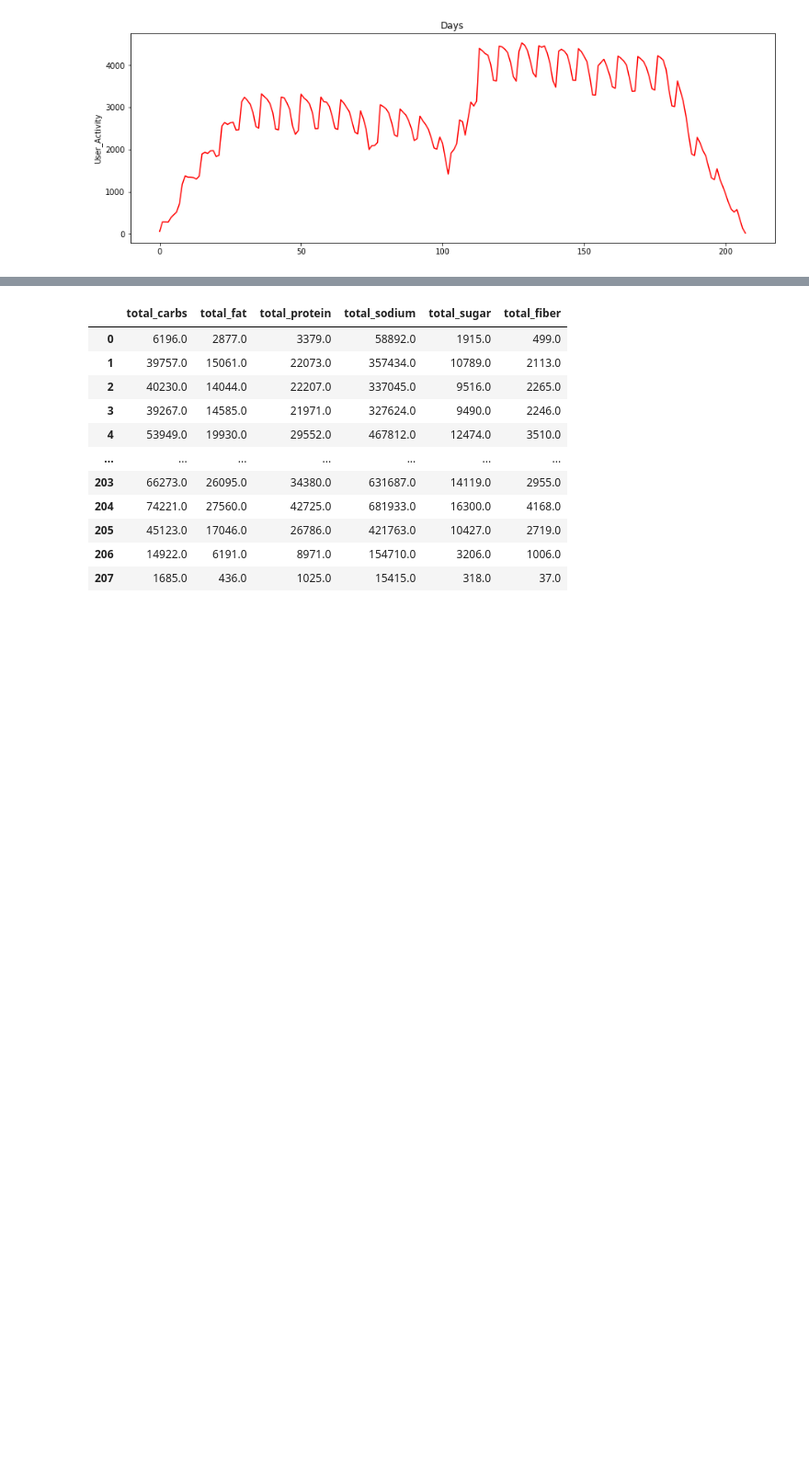
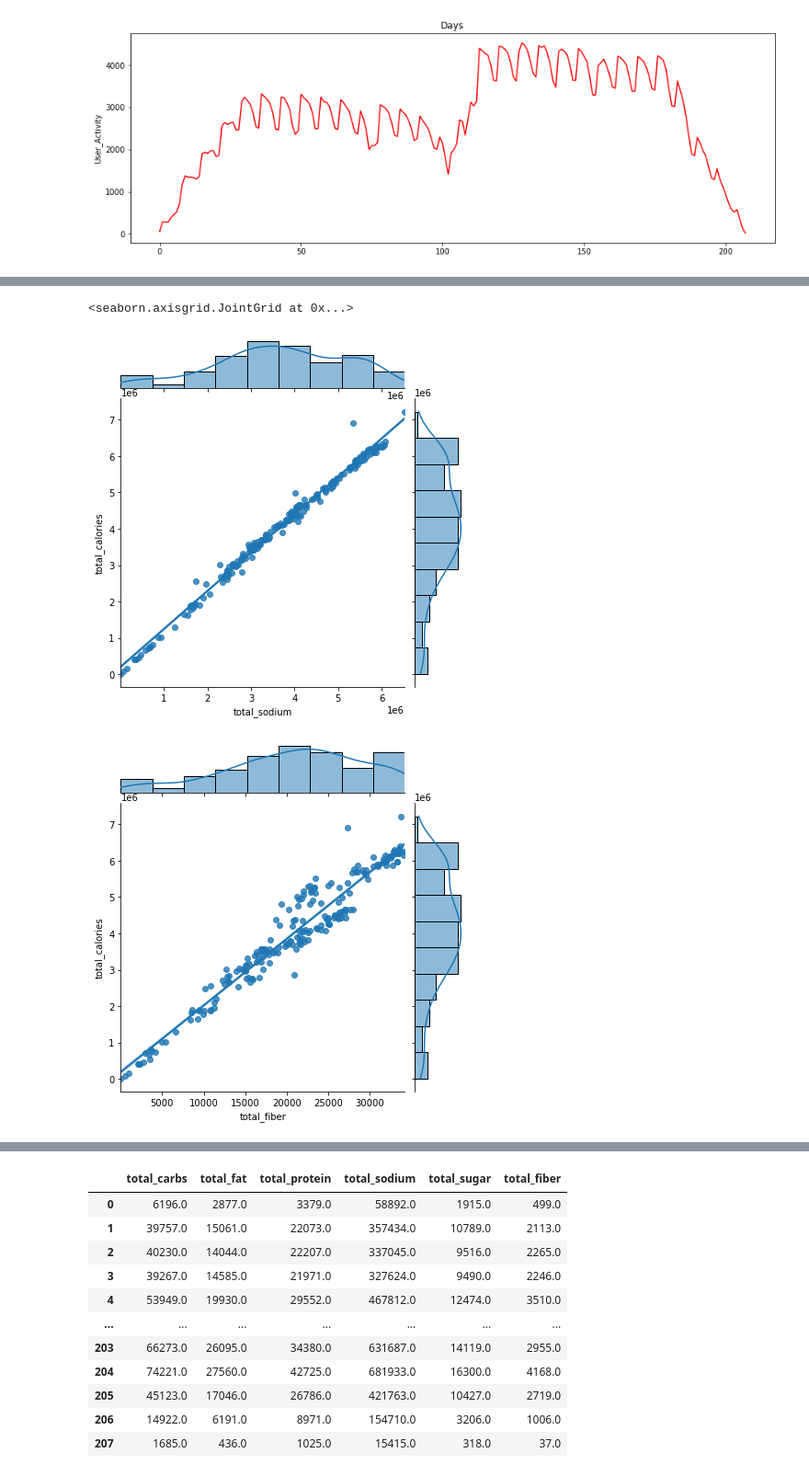
Before and after one commit to dbera17/ML, a Jupyter notebook: final_proj_clust123.ipynb, the cells around one changed output, grey strips where cells are left out. Shown at 92% size. Saved outputs shown, nothing was run; the diff lists cells and outputs as text; code cells hidden in the pictures; blank space fills up the shorter version.

```diff
--- a/final_proj_clust123.ipynb
+++ b/final_proj_clust123.ipynb
@@ -59,0 +117,7 @@ def getDayNum(Day):
+# %%
+sns.jointplot(x="total_sodium", y="total_calories", data=data_point,kind = 'reg')
+sns.jointplot(x="total_fiber", y="total_calories", data=data_point,kind = 'reg')
+# %% [output]
+<seaborn.axisgrid.JointGrid at 0x...>
+[figure, added]
+[figure, added]
```
Also changed, not shown: parts of 34 cells of this notebook.
